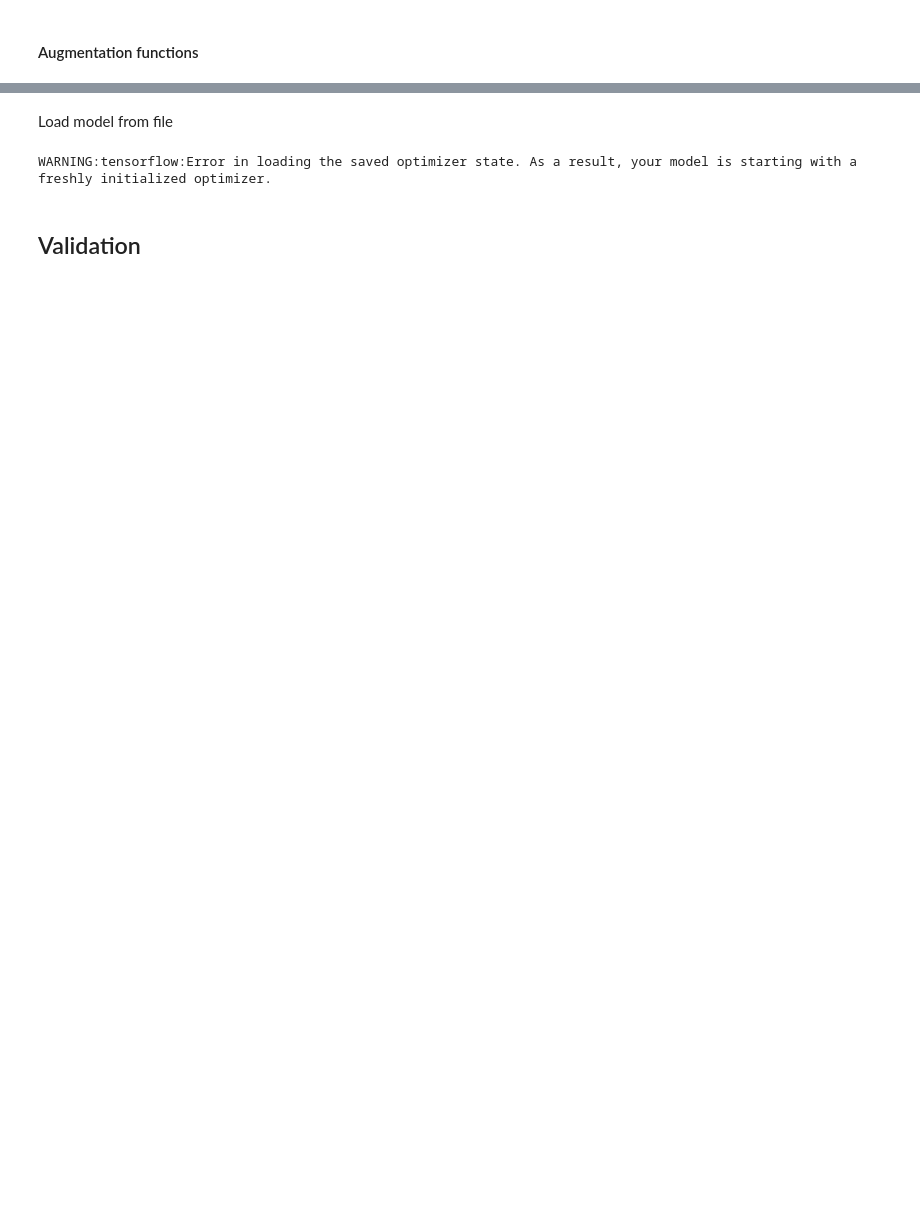
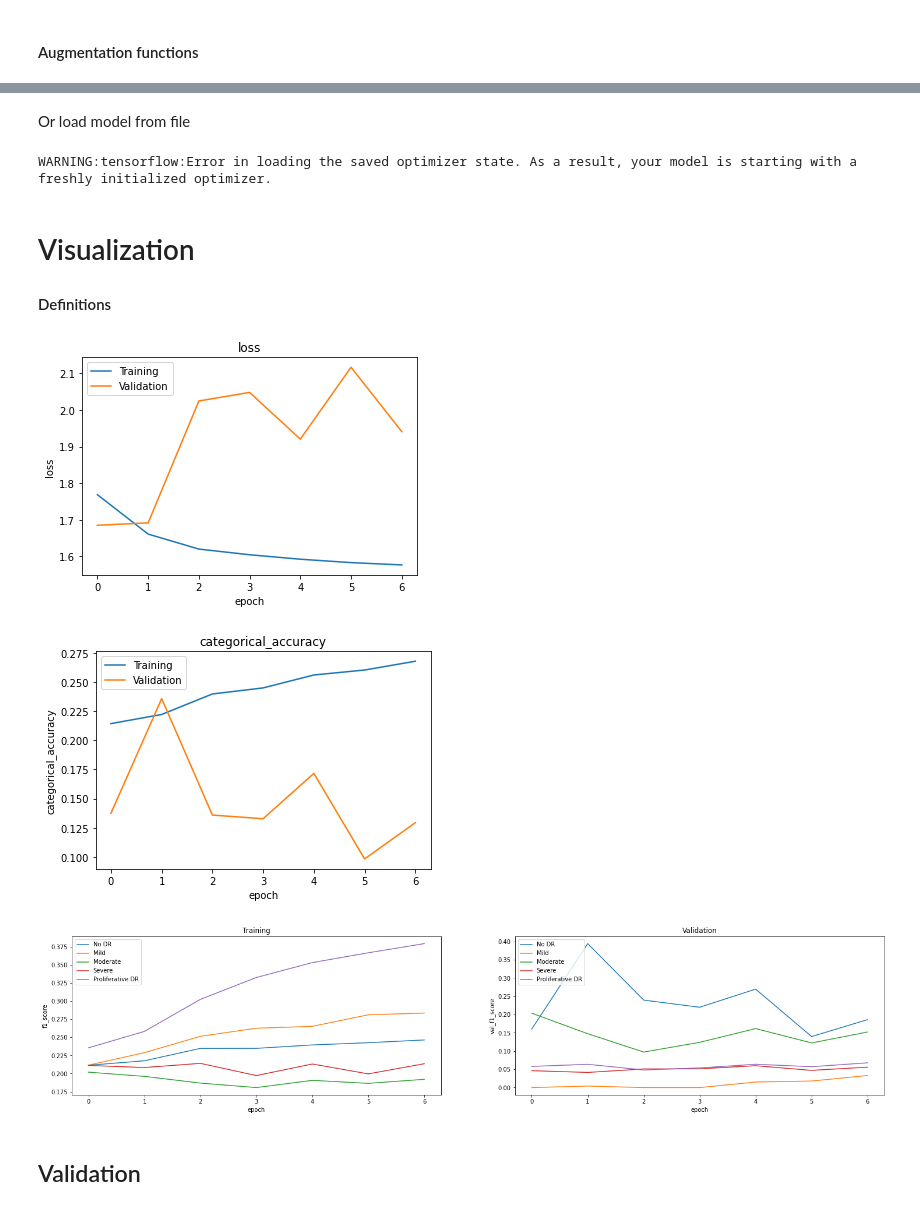
Before and after one commit to tokarchyn/diabetic-retinopathy-thesis, a Jupyter notebook: diabetic_retinopathy_ml.ipynb, the cells around one changed output, grey strips where cells are left out. Cells and saved outputs as stored; diff of their text form; code cells hidden in the pictures; blank space fills up the shorter version.

```diff
--- a/diabetic_retinopathy_ml.ipynb
+++ b/diabetic_retinopathy_ml.ipynb
@@ -340,0 +335,17 @@ train_ds, train_count, val_ds, val_count = create_datasets(train_df, val_df)
+# %%
+class TrainingHistoryCallback(tf.keras.callbacks.Callback):
+  def __init__(self, metrics, save_weights=True):
+    self.metrics = {}
+    self.weights = []
+    self.save_weights = save_weights
+    for m in metrics:
+      self.metrics[m] = []
+      self.metrics['val_' + m] = []
+
+  def on_epoch_end(self, epoch, logs=None):
+    for key in self.metrics.keys():
+      self.metrics[key].append(logs.get(key))
+    if self.save_weights:
+      self.weights.append([])
+      for l in model.layers:
+        self.weights[epoch].append(l.get_weights())
@@ -842,10 +691,14 @@ _________________________________________________________________
 # %%
+callbacks = get_callbacks(save_best_models=False, early_stopping=False)
+callack_history = TrainingHistoryCallback(['loss', 'categorical_accuracy', 'f1_score'])
+callbacks.append(callack_history)
+
 history = model.fit(train_ds, steps_per_epoch=train_count // BATCH_SIZE,
-                    validation_data=val_ds, validation_steps=val_count // BATCH_SIZE,
-                    class_weight=weights,
-                    epochs=80,
-                    callbacks=get_callbacks()
-                    )
+          validation_data=val_ds, validation_steps=val_count // BATCH_SIZE,
+          # class_weight=weights,
+          epochs=80,
+          callbacks=callbacks
+          )
 # %% [output]
 WARNING:tensorflow:`epsilon` argument is deprecated and will be removed, use `min_delta` instead.
 Epoch 1/80
@@ -867,5 +721,5 @@ Epoch 73/80
 # %% [markdown]
-Load model from file
+Or load model from file
 # %%
 loaded_model = tf.keras.models.load_model(
     os.path.join(PROJECT_DIR, 'models', 'model.17-0.76.hdf5'),
@@ -873,3 +727,6 @@ loaded_model = tf.keras.models.load_model(
 )
 # %% [output]
 WARNING:tensorflow:Error in loading the saved optimizer state. As a result, your model is starting with a freshly initialized optimizer.
+# %% [markdown]
+# Visualization
+#### Definitions
@@ -876,2 +794,10 @@ WARNING:tensorflow:Error in loading the saved optimizer state. As a result, your
+# %%
+plot_metric(callack_history.metrics, 'loss')
+plot_metric(callack_history.metrics, 'categorical_accuracy')
+plot_f1(callack_history.metrics)
+# %% [output]
+[figure, added]
+[figure, added]
+[figure, added]
 # %% [markdown]
 ## Validation
```
Also changed, not shown: parts of 53 cells of this notebook.
